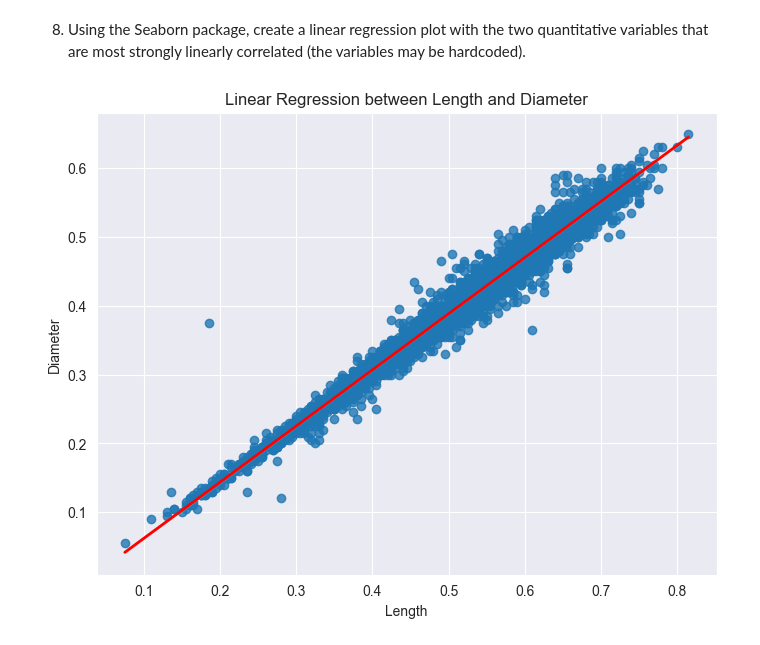
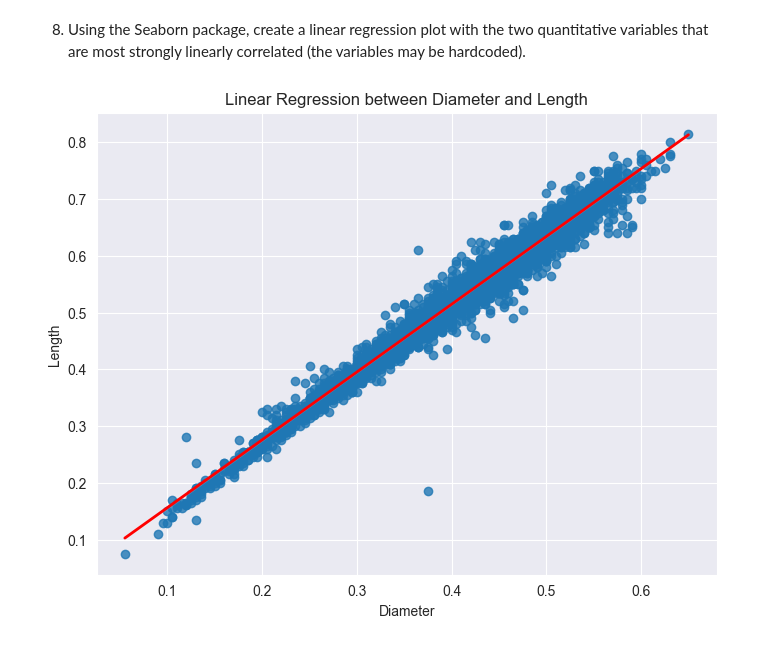
Before and after one commit to 247751mo/Assignment1_MO_MS, a Jupyter notebook: analysis.ipynb, the cells around one changed output. Drawn from its saved outputs; the diff is of its cells as text; code cells hidden in the pictures.

```diff
--- a/analysis.ipynb
+++ b/analysis.ipynb
@@ -123,15 +123,11 @@ plt.show()
 # %% [markdown]
 8. Using the Seaborn package, create a linear regression plot with the two quantitative variables that are most strongly linearly correlated (the variables may be hardcoded).
 # %%
-corr_pairs = correlation_matrix.unstack()
-strongest_pair = corr_pairs[corr_pairs != 1].idxmax()
-variable1, variable2 = strongest_pair
-
 plt.figure(figsize=(8, 6))
-sns.regplot(x=variable1, y=variable2, data=quantitative_data, line_kws={'color': 'red', 'linewidth': 2})
-plt.title(f"Linear Regression between {variable1} and {variable2}")
-plt.xlabel(variable1)
-plt.ylabel(variable2)
+sns.regplot(x='Diameter', y='Length', data=quantitative_data, line_kws={'color': 'red', 'linewidth': 2})
+plt.title(f"Linear Regression between Diameter and Length")
+plt.xlabel('Diameter')
+plt.ylabel('Length')
 plt.show()
 # %% [output]
-[figure, old version]
+[figure, new version]
```
Also changed, not shown: 1 other file.
